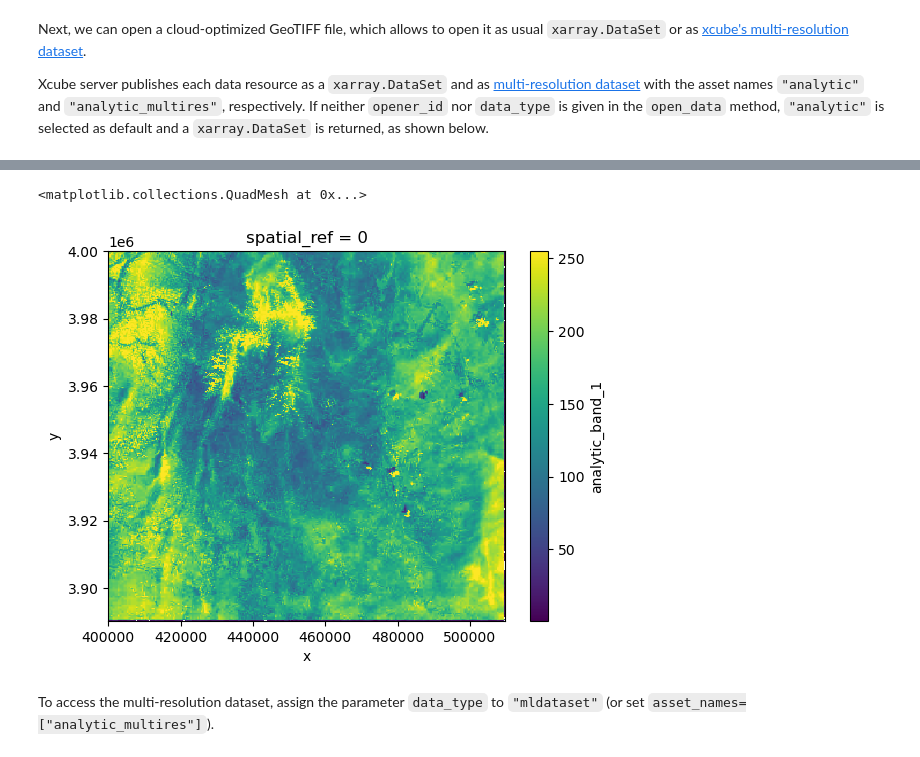
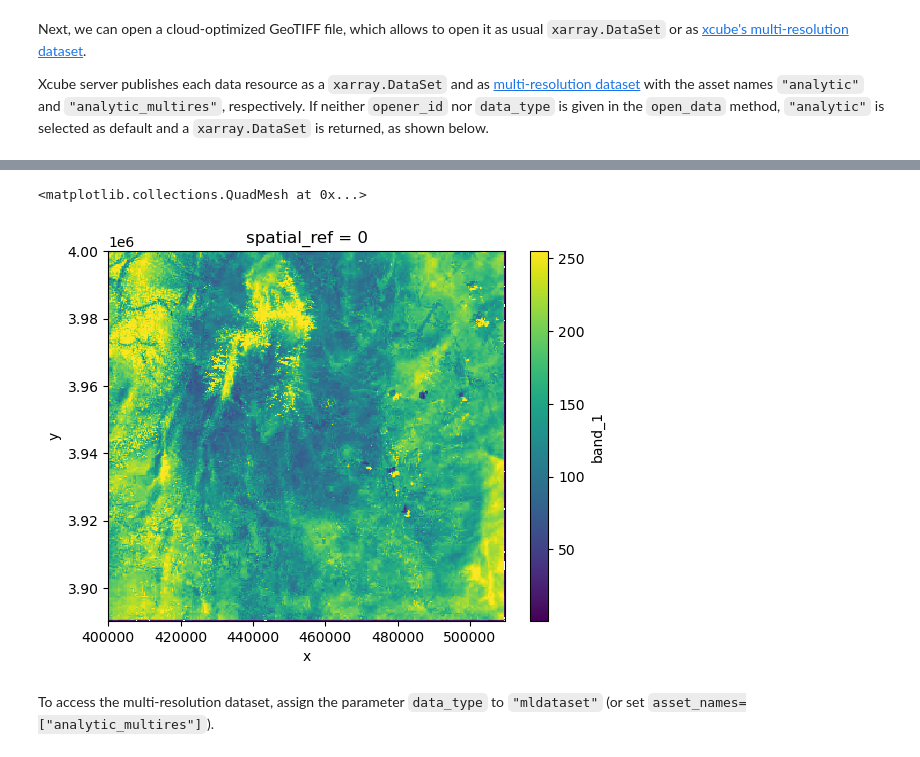
Before and after one commit to xcube-dev/xcube-stac, a Jupyter notebook: examples/notebooks/xcube_server_stac_s3.ipynb, the cells around one changed output, grey strips where cells are left out. Cells and saved outputs as stored; diff of their text form; code cells hidden in the pictures.

```diff
--- a/examples/notebooks/xcube_server_stac_s3.ipynb
+++ b/examples/notebooks/xcube_server_stac_s3.ipynb
@@ -189,4 +191,4 @@ cog_local
 # %%
 %%time
-ds.analytic_band_1.plot()
+ds.band_1.plot()
 # %% [output]
@@ -195,5 +197,5 @@ Wall time: 33.6 ms
 <matplotlib.collections.QuadMesh at 0x...>
-[figure, old version]
+[figure, new version]
 # %% [markdown]
 To access the multi-resolution dataset, assign the parameter `data_type` to `"mldataset"` (or set `asset_names=["analytic_multires"]`).
 # %%
```
Also changed, not shown: parts of 11 cells of this notebook, 8 other files.
